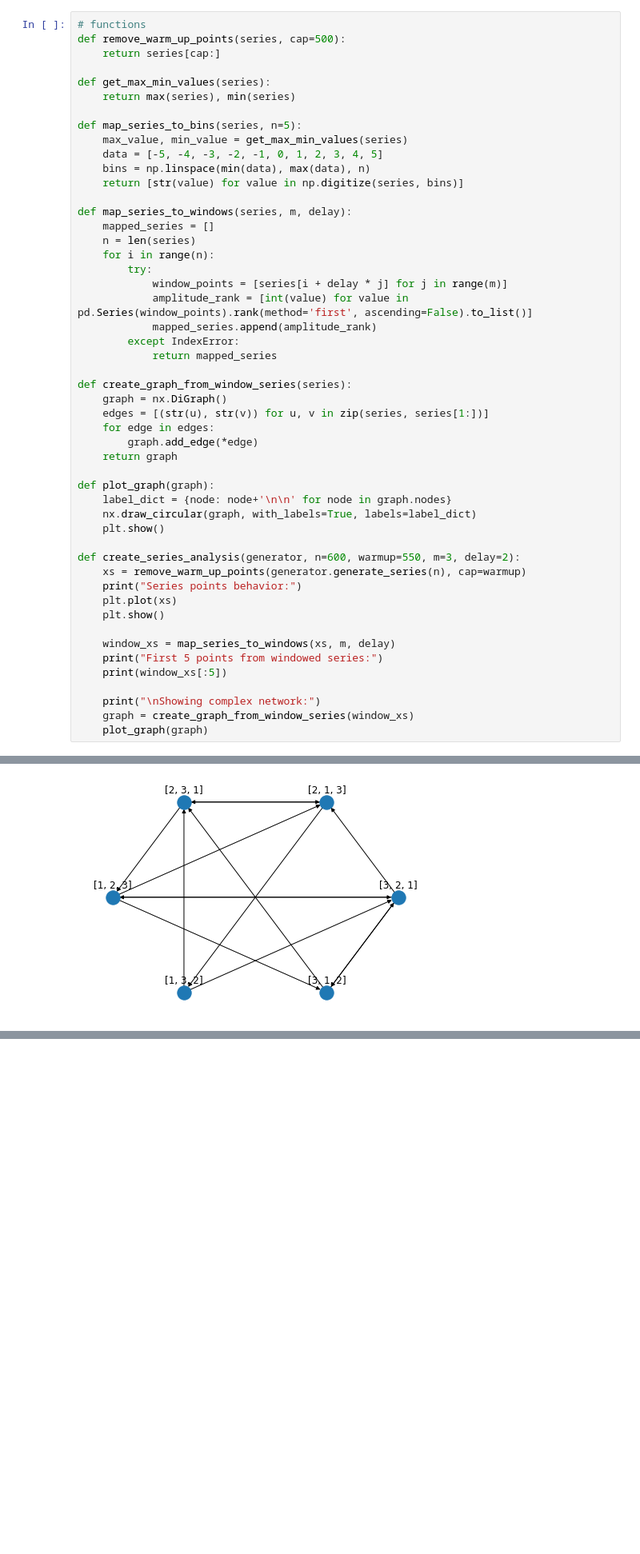
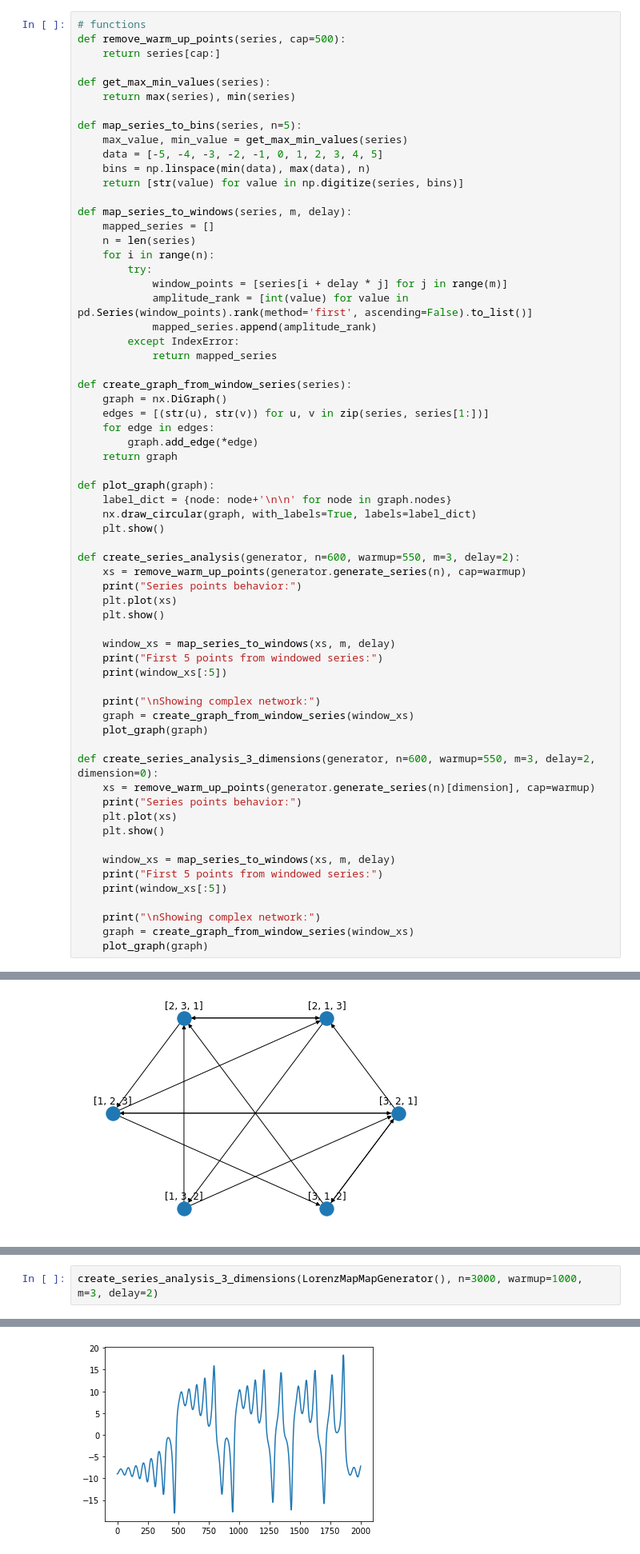
Before and after one commit to rafaelleinio/ntsa, a Jupyter notebook: ntsa/reports/Complex Networks.ipynb, the cells around one changed output, grey strips where cells are left out. Shown at 80% size. Drawn from its saved outputs; the diff is of its cells as text; blank space fills up the shorter version.

```diff
--- a/ntsa/reports/Complex Networks.ipynb
+++ b/ntsa/reports/Complex Networks.ipynb
@@ -77,4 +79,18 @@ def create_series_analysis(generator, n=600, warmup=550, m=3, delay=2):
     print("\nShowing complex network:")
     graph = create_graph_from_window_series(window_xs)
     plot_graph(graph)
+
+def create_series_analysis_3_dimensions(generator, n=600, warmup=550, m=3, delay=2, dimension=0):
+    xs = remove_warm_up_points(generator.generate_series(n)[dimension], cap=warmup)
+    print("Series points behavior:")
+    plt.plot(xs)
+    plt.show()
+
+    window_xs = map_series_to_windows(xs, m, delay)
+    print("First 5 points from windowed series:")
+    print(window_xs[:5])
+
+    print("\nShowing complex network:")
+    graph = create_graph_from_window_series(window_xs)
+    plot_graph(graph)
 # %% [markdown]
@@ -122,0 +191,3 @@ Showing complex network:
+# %%
+create_series_analysis_3_dimensions(LorenzMapMapGenerator(), n=3000, warmup=1000, m=3, delay=2)
+# %% [output]
@@ -122,0 +195 @@ Showing complex network:
+[figure, added]
```
Also changed, not shown: parts of 16 cells of this notebook, 2 other files.
